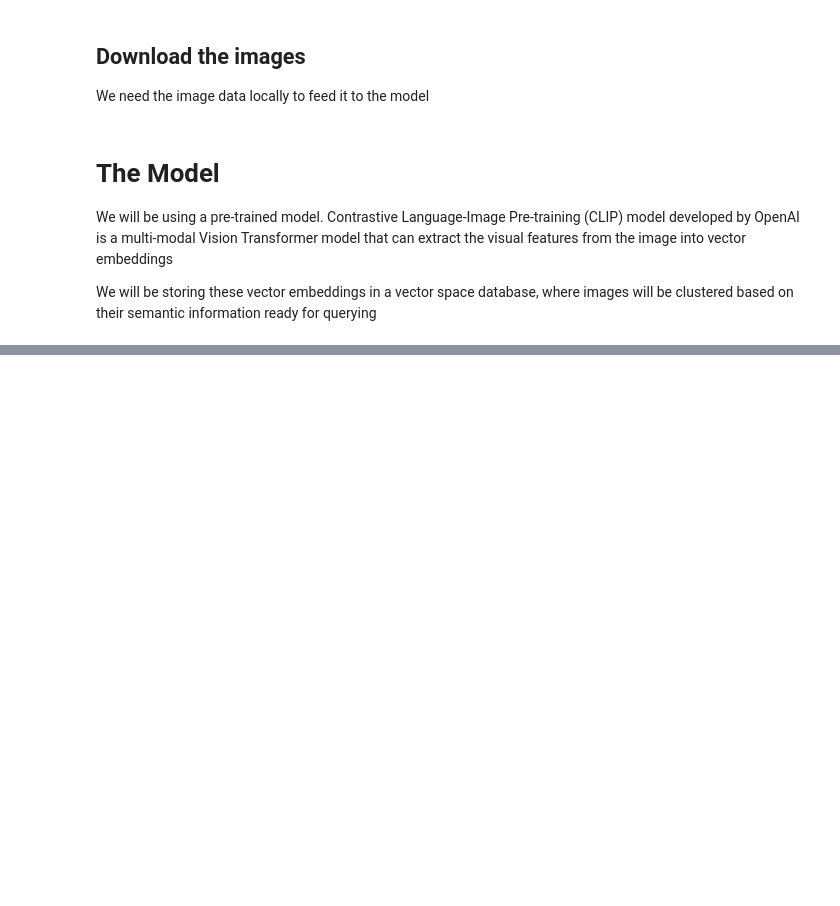
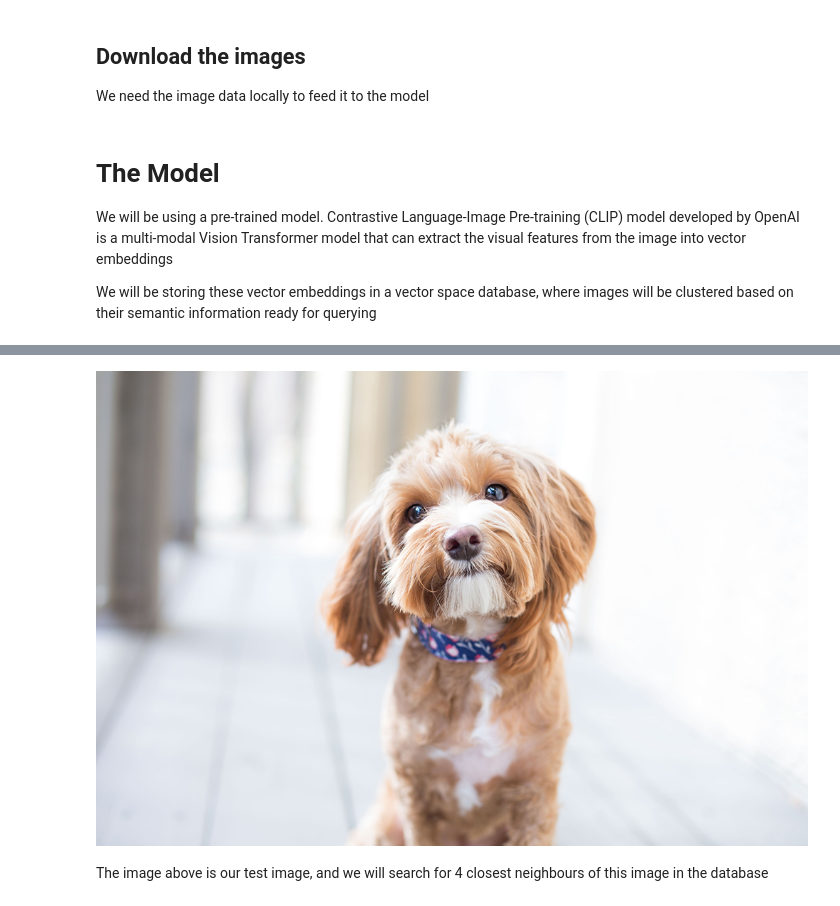
Before and after one commit to Snehil-Shah/Multimodal-Image-Search-Engine, a Jupyter notebook: images.ipynb, the cells around one changed output, grey strips where cells are left out. Cells and saved outputs as stored; diff of their text form; code cells hidden in the pictures; blank space fills up the shorter version.

```diff
--- a/images.ipynb
+++ b/images.ipynb
@@ -96,0 +142,7 @@ for i, link in data.iloc[:, :2].iterrows():
+# %%
+img = Image.open("./dog.jpg")
+img
+# %% [output]
+[figure, added]
+# %% [markdown]
+The image above is our test image, and we will search for 4 closest neighbours of this image in the database
```
Also changed, not shown: parts of 14 cells of this notebook.
